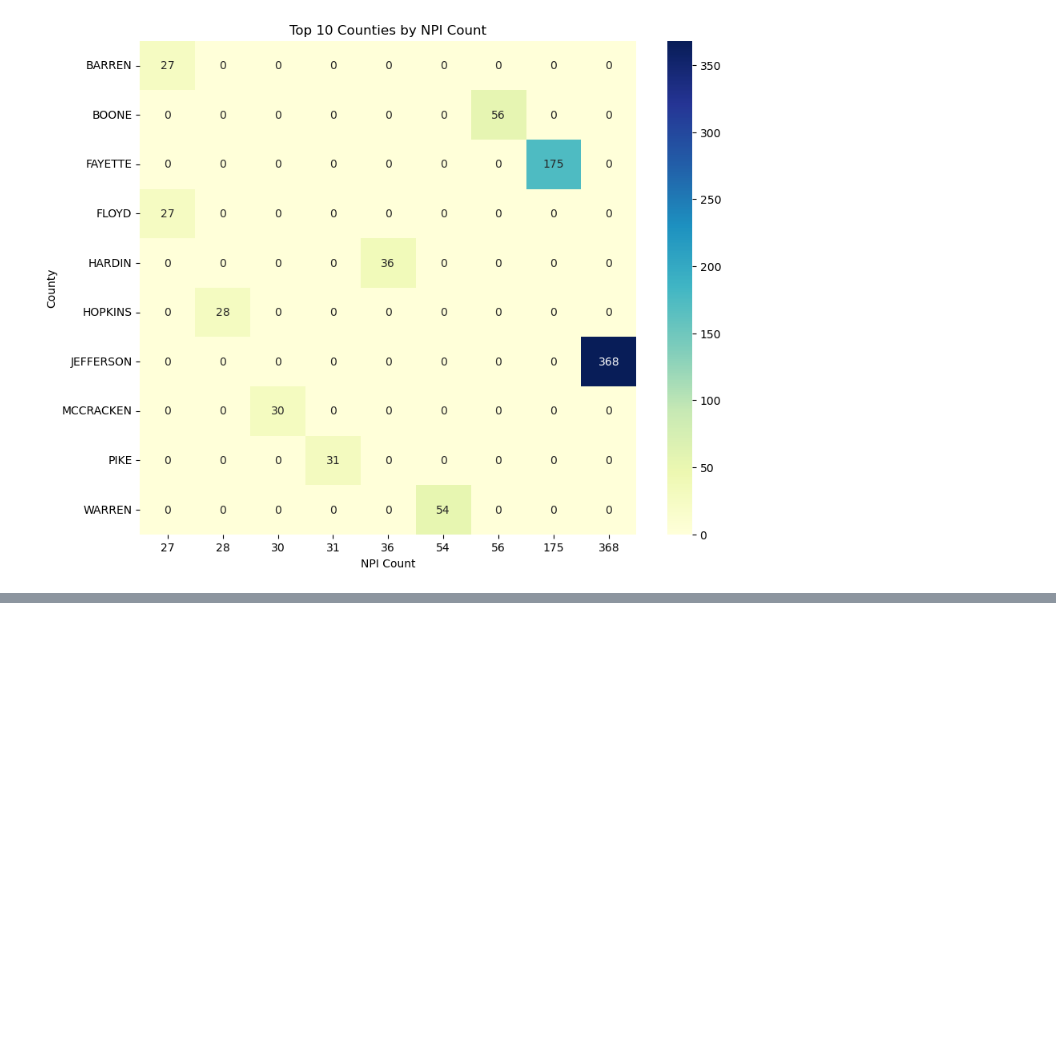
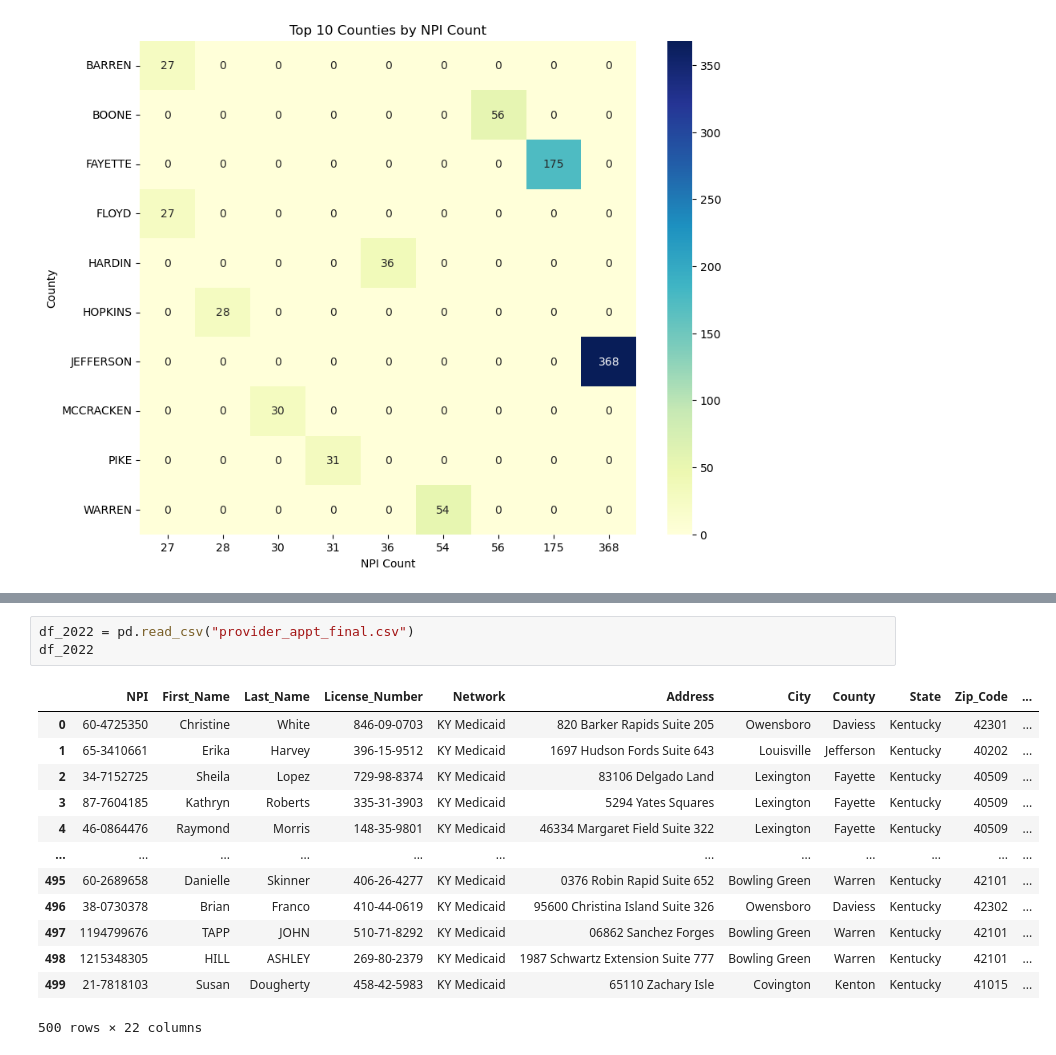
Before and after one commit to shahbijay/survey_contactList, a Jupyter notebook: script_provider_contactList.ipynb, the cells around one changed output, grey strips where cells are left out. Saved outputs shown, nothing was run; the diff lists cells and outputs as text; blank space fills up the shorter version.

```diff
--- a/script_provider_contactList.ipynb
+++ b/script_provider_contactList.ipynb
@@ -485,0 +499,17 @@ plt.show()
+# %%
+df_2022 = pd.read_csv("provider_appt_final.csv")
+df_2022
+# %% [output]
+|  | NPI | First_Name | Last_Name | License_Number | Network | Address | City | County | State | Zip_Code | ... |
+| 0 | 60-4725350 | Christine | White | 846-09-0703 | KY Medicaid | 820 Barker Rapids Suite 205 | Owensboro | Daviess | Kentucky | 42301 | ... |
+| 1 | 65-3410661 | Erika | Harvey | 396-15-9512 | KY Medicaid | 1697 Hudson Fords Suite 643 | Louisville | Jefferson | Kentucky | 40202 | ... |
+| 2 | 34-7152725 | Sheila | Lopez | 729-98-8374 | KY Medicaid | 83106 Delgado Land | Lexington | Fayette | Kentucky | 40509 | ... |
+| 3 | 87-7604185 | Kathryn | Roberts | 335-31-3903 | KY Medicaid | 5294 Yates Squares | Lexington | Fayette | Kentucky | 40509 | ... |
+| 4 | 46-0864476 | Raymond | Morris | 148-35-9801 | KY Medicaid | 46334 Margaret Field Suite 322 | Lexington | Fayette | Kentucky | 40509 | ... |
+| ... | ... | ... | ... | ... | ... | ... | ... | ... | ... | ... | ... |
+| 495 | 60-2689658 | Danielle | Skinner | 406-26-4277 | KY Medicaid | 0376 Robin Rapid Suite 652 | Bowling Green | Warren | Kentucky | 42101 | ... |
+| 496 | 38-0730378 | Brian | Franco | 410-44-0619 | KY Medicaid | 95600 Christina Island Suite 326 | Owensboro | Daviess | Kentucky | 42302 | ... |
+| 497 | 1194799676 | TAPP | JOHN | 510-71-8292 | KY Medicaid | 06862 Sanchez Forges | Bowling Green | Warren | Kentucky | 42101 | ... |
+| 498 | 1215348305 | HILL | ASHLEY | 269-80-2379 | KY Medicaid | 1987 Schwartz Extension Suite 777 | Bowling Green | Warren | Kentucky | 42101 | ... |
+| 499 | 21-7818103 | Susan | Dougherty | 458-42-5983 | KY Medicaid | 65110 Zachary Isle | Covington | Kenton | Kentucky | 41015 | ... |
+500 rows × 22 columns
```
Also changed, not shown: parts of 2 cells of this notebook.
